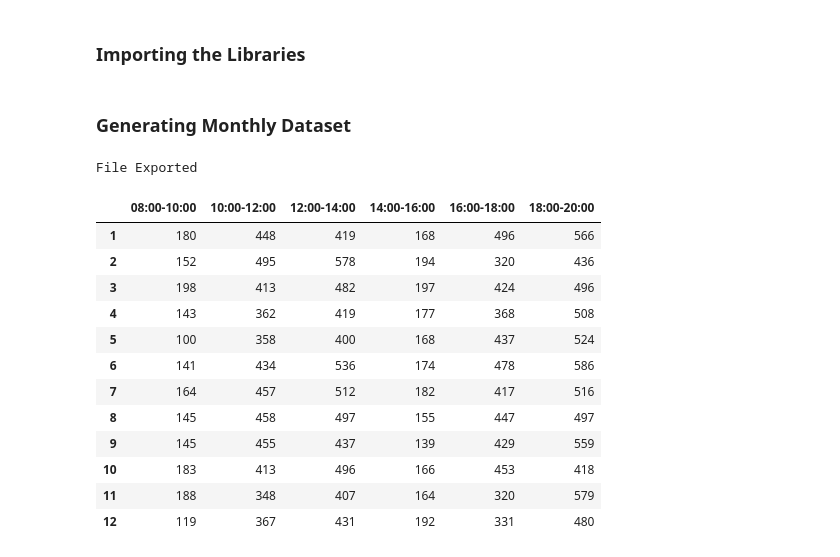
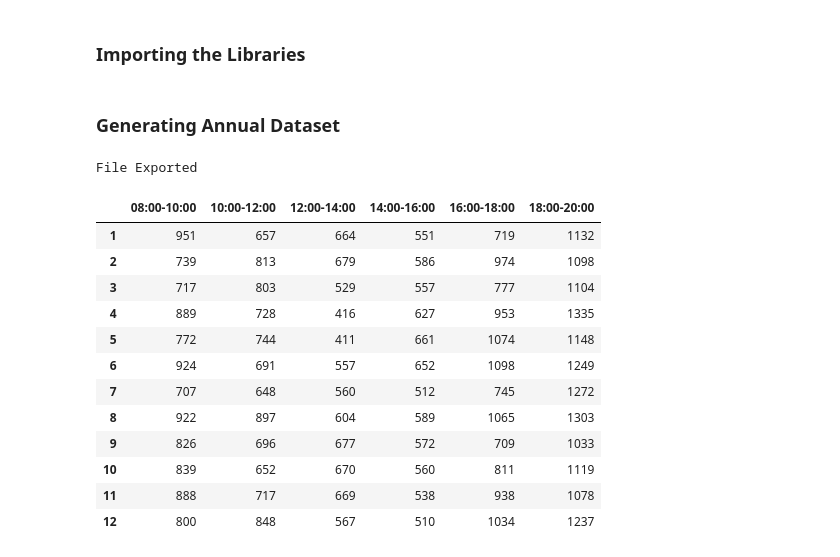
Before and after one commit to pratyayganguli/Dynamic-Pricing-Data-Visualization, a Jupyter notebook: notebook-files/booking-data-csv.ipynb, the cells around one changed output. Saved outputs shown, nothing was run; the diff lists cells and outputs as text; code cells hidden in the pictures.

```diff
--- a/notebook-files/booking-data-csv.ipynb
+++ b/notebook-files/booking-data-csv.ipynb
@@ -11,52 +11,52 @@ import matplotlib.pyplot as plt
 
 from IPython.display import clear_output
 # %% [markdown]
-### Generating Monthly Dataset ###
+### Generating Annual Dataset ###
 # %%
-monthlyData = np.array([[0, 0, 0, 0, 0, 0]])
+annualData = np.array([[0, 0, 0, 0, 0, 0]])
 month = 0
 MAX_MONTH = 12
 
-csvFile = open('../datasets/csv/monthly-booking-data.csv', 'w')
+csvFile = open('../datasets/csv/annual-booking-data.csv', 'w')
 
 while month < 12:
     writer = csv.writer(csvFile)
-    monthlyData = np.append(monthlyData, np.array([[
-                    random.randint(100, 200),
-                    random.randint(300, 500),
-                    random.randint(400, 600),
-                    random.randint(100, 200),
-                    random.randint(300, 500),
-                    random.randint(400, 600)
+    annualData = np.append(annualData, np.array([[
+                    random.randint(700, 1000),
+                    random.randint(600, 900),
+                    random.randint(400, 700),
+                    random.randint(500, 700),
+                    random.randint(700, 1100),
+                    random.randint(1000, 1400)
                 ]]), axis = 0)
     month+=1
-    writer.writerow(monthlyData[month])
+    writer.writerow(annualData[month])
 
 csvFile.close()
 print('File Exported')
 
-monthlyDataFrame = pd.DataFrame(monthlyData, columns = [
+annualDataFrame = pd.DataFrame(annualData, columns = [
     '08:00-10:00',
     '10:00-12:00',
     '12:00-14:00',
     '14:00-16:00',
     '16:00-18:00',
     '18:00-20:00'
 ])
-monthlyDataFrame = monthlyDataFrame[1:]
-monthlyDataFrame
+annualDataFrame = annualDataFrame[1:]
+annualDataFrame
 # %% [output]
 File Exported
 |  | 08:00-10:00 | 10:00-12:00 | 12:00-14:00 | 14:00-16:00 | 16:00-18:00 | 18:00-20:00 |
-| 1 | 180 | 448 | 419 | 168 | 496 | 566 |
-| 2 | 152 | 495 | 578 | 194 | 320 | 436 |
-| 3 | 198 | 413 | 482 | 197 | 424 | 496 |
-| 4 | 143 | 362 | 419 | 177 | 368 | 508 |
-| 5 | 100 | 358 | 400 | 168 | 437 | 524 |
-| 6 | 141 | 434 | 536 | 174 | 478 | 586 |
-| 7 | 164 | 457 | 512 | 182 | 417 | 516 |
-| 8 | 145 | 458 | 497 | 155 | 447 | 497 |
-| 9 | 145 | 455 | 437 | 139 | 429 | 559 |
-| 10 | 183 | 413 | 496 | 166 | 453 | 418 |
-| 11 | 188 | 348 | 407 | 164 | 320 | 579 |
-| 12 | 119 | 367 | 431 | 192 | 331 | 480 |
+| 1 | 951 | 657 | 664 | 551 | 719 | 1132 |
+| 2 | 739 | 813 | 679 | 586 | 974 | 1098 |
+| 3 | 717 | 803 | 529 | 557 | 777 | 1104 |
+| 4 | 889 | 728 | 416 | 627 | 953 | 1335 |
+| 5 | 772 | 744 | 411 | 661 | 1074 | 1148 |
+| 6 | 924 | 691 | 557 | 652 | 1098 | 1249 |
+| 7 | 707 | 648 | 560 | 512 | 745 | 1272 |
+| 8 | 922 | 897 | 604 | 589 | 1065 | 1303 |
+| 9 | 826 | 696 | 677 | 572 | 709 | 1033 |
+| 10 | 839 | 652 | 670 | 560 | 811 | 1119 |
+| 11 | 888 | 717 | 669 | 538 | 938 | 1078 |
+| 12 | 800 | 848 | 567 | 510 | 1034 | 1237 |
```
Also changed, not shown: parts of 3 cells of this notebook, 8 other files.
